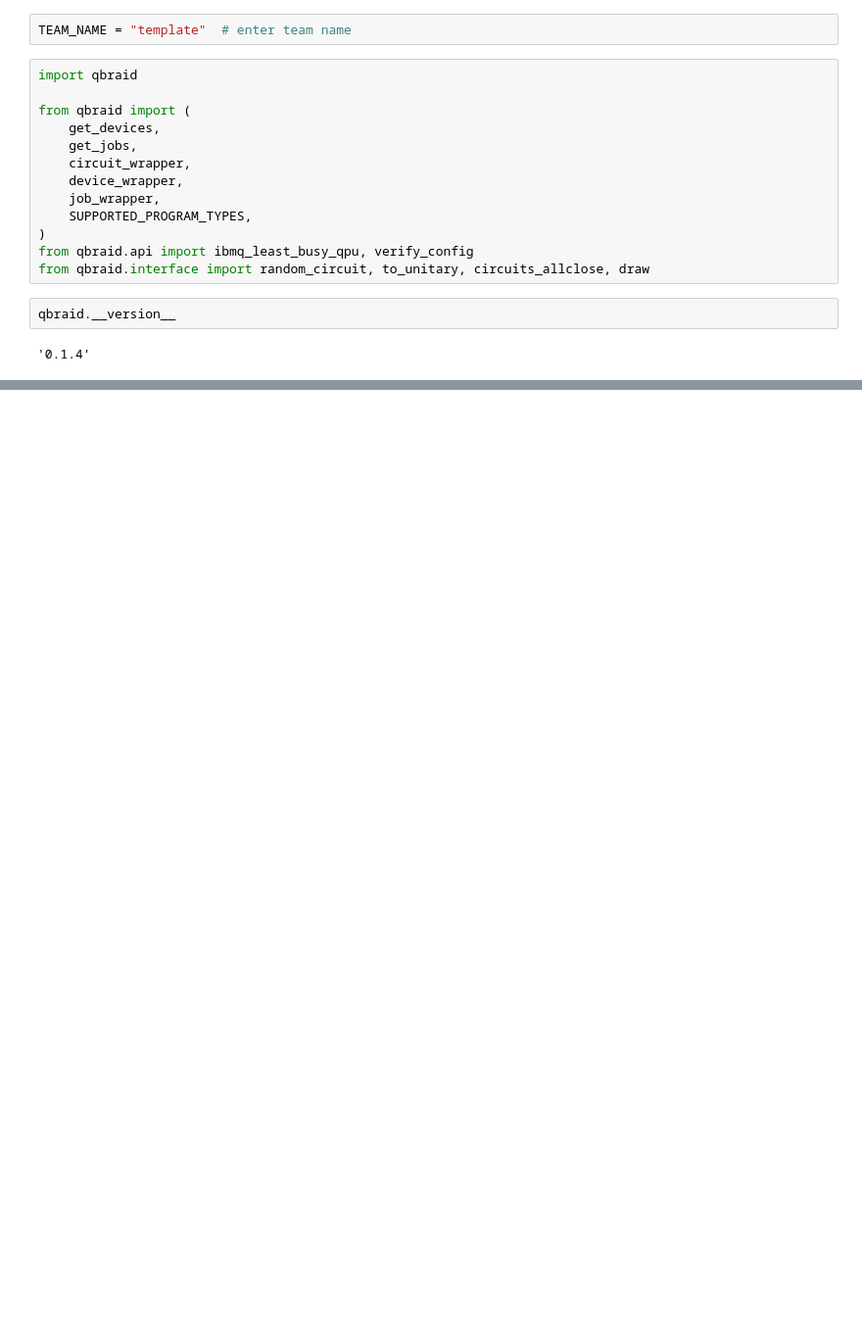
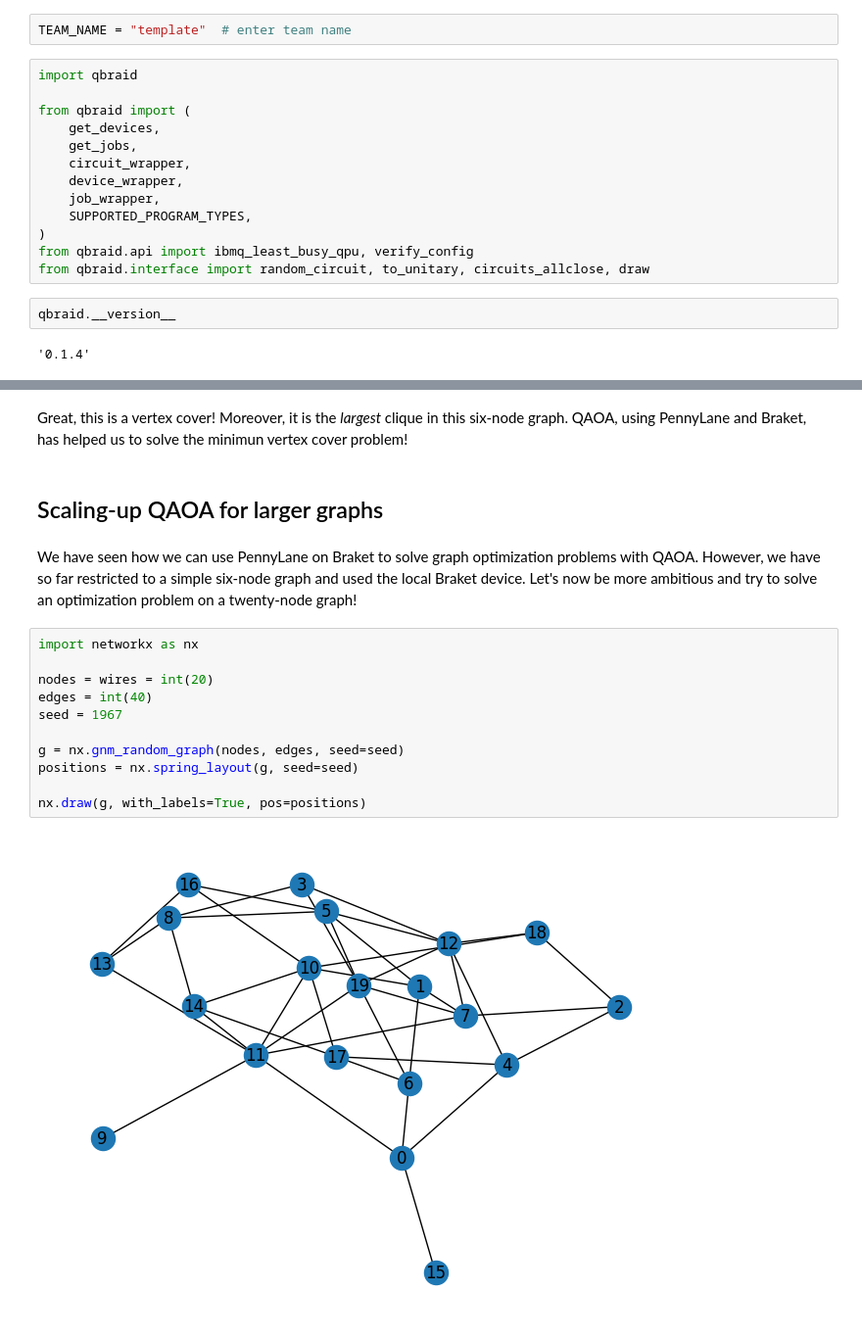
Before and after one commit to qBraid/HAQS-2022, a Jupyter notebook: qbraid-open-challenge/open_challenge.ipynb, the cells around one changed output, grey strips where cells are left out. Shown at 98% size. Saved outputs shown, nothing was run; the diff lists cells and outputs as text; blank space fills up the shorter version.

Commit message:
Minimum vertex cover

```diff
--- a/qbraid-open-challenge/open_challenge.ipynb
+++ b/qbraid-open-challenge/open_challenge.ipynb
@@ -39,0 +268,19 @@ qbraid.__version__
+# %% [markdown]
+Great, this is a vertex cover! Moreover, it is the *largest* clique in this six-node graph. QAOA, using PennyLane and Braket, has helped us to solve the minimun vertex cover problem!
+# %% [markdown]
+## Scaling-up QAOA for larger graphs
+# %% [markdown]
+We have seen how we can use PennyLane on Braket to solve graph optimization problems with QAOA. However, we have so far restricted to a simple six-node graph and used the local Braket device. Let's now be more ambitious and try to solve an optimization problem on a twenty-node graph!
+# %%
+import networkx as nx
+
+nodes = wires = int(20)
+edges = int(40)
+seed = 1967
+
+g = nx.gnm_random_graph(nodes, edges, seed=seed)
+positions = nx.spring_layout(g, seed=seed)
+
+nx.draw(g, with_labels=True, pos=positions)
+# %% [output]
+[figure, added]
```
Also changed, not shown: parts of 62 cells of this notebook.
